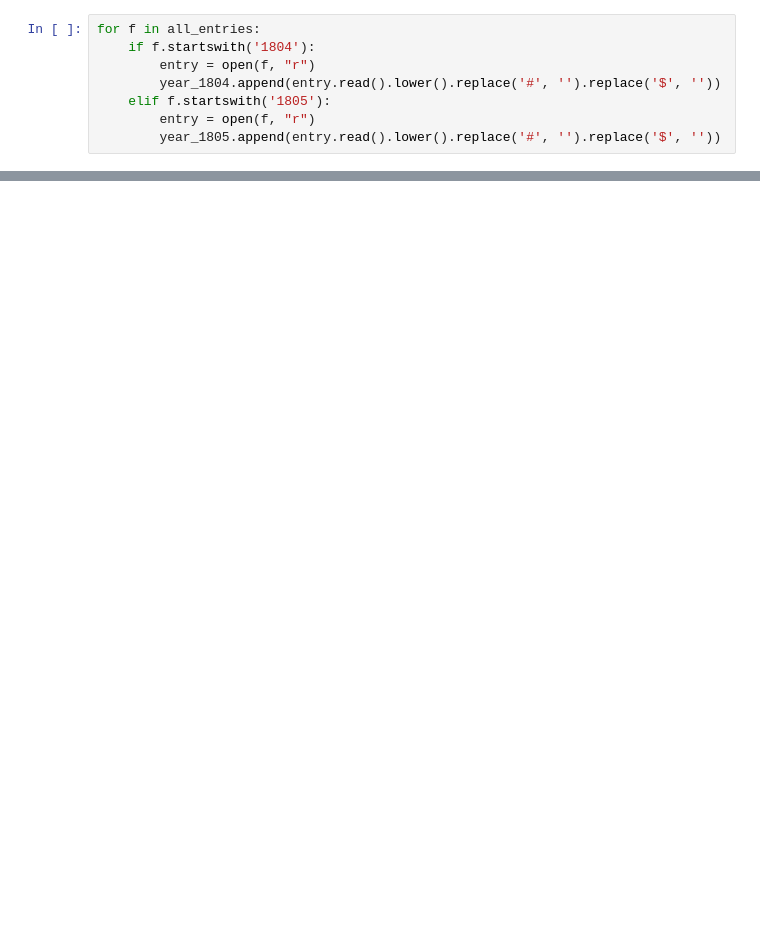
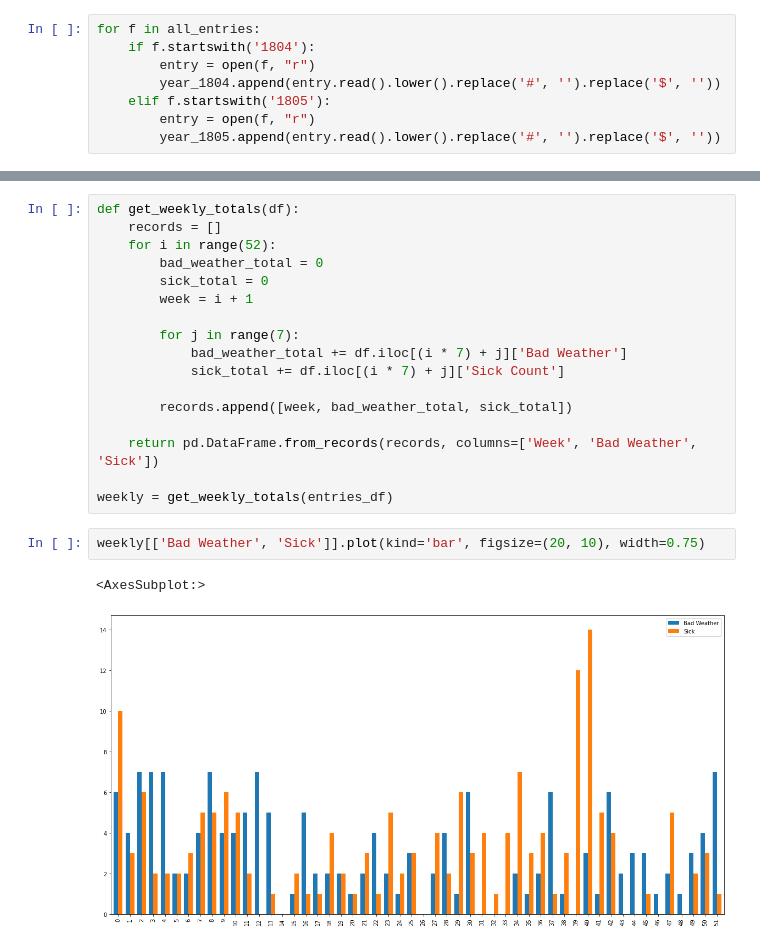
Before and after one commit to Toqiin/mini-project, a Jupyter notebook: project.ipynb, the cells around one changed output, grey strips where cells are left out. Drawn from its saved outputs; the diff is of its cells as text; blank space fills up the shorter version.

```diff
--- a/project.ipynb
+++ b/project.ipynb
@@ -66,0 +53,22 @@ entries_df
+# %%
+def get_weekly_totals(df):
+    records = []
+    for i in range(52):
+        bad_weather_total = 0
+        sick_total = 0
+        week = i + 1
+
+        for j in range(7):
+            bad_weather_total += df.iloc[(i * 7) + j]['Bad Weather']
+            sick_total += df.iloc[(i * 7) + j]['Sick Count']
+
+        records.append([week, bad_weather_total, sick_total])
+
+    return pd.DataFrame.from_records(records, columns=['Week', 'Bad Weather', 'Sick'])
+
+weekly = get_weekly_totals(entries_df)
+# %%
+weekly[['Bad Weather', 'Sick']].plot(kind='bar', figsize=(20, 10), width=0.75)
+# %% [output]
+<AxesSubplot:>
+[figure, added]
```
Also changed, not shown: parts of 3 cells of this notebook.
